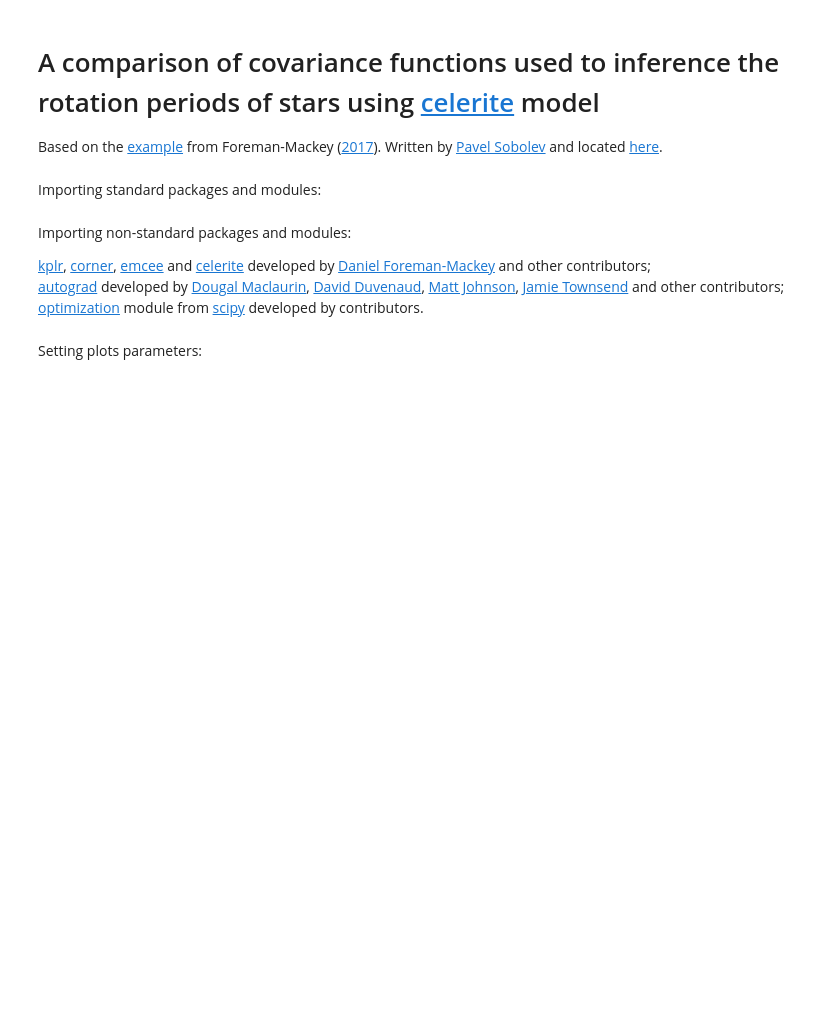
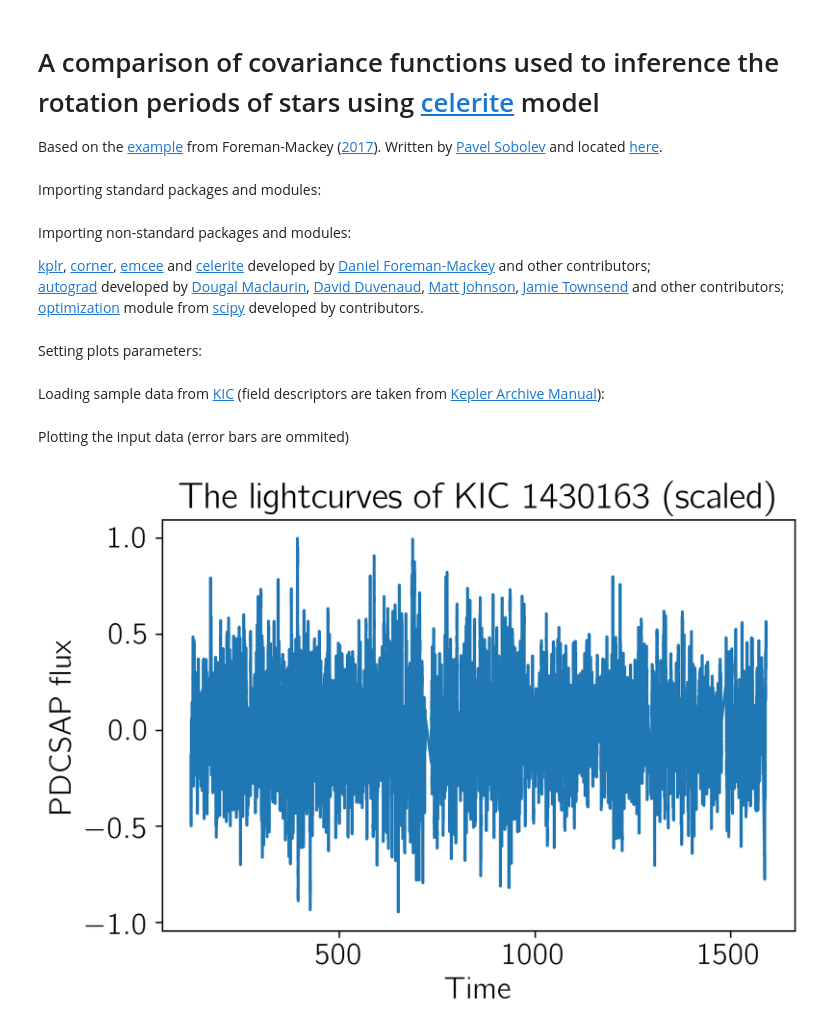
Before and after one commit to paveloom-c/C2, a Jupyter notebook: python/comparison.ipynb, the cells around one changed output. Saved outputs shown, nothing was run; the diff lists cells and outputs as text; code cells hidden in the pictures; blank space fills up the shorter version.

Commit message:
> 'Loading data' cell is now reconstructed and described:
Also, 'plotting' cell is added.

```diff
--- a/python/comparison.ipynb
+++ b/python/comparison.ipynb
@@ -36,3 +36,5 @@ rcp["figure.dpi"]  = 300
 
 # Setting other plots settings
 plot_setup.setup(auto=False)
+# %% [markdown]
+Loading sample data from [KIC](https://archive.stsci.edu/kepler/kic.html) (field descriptors are taken from [Kepler Archive Manual](https://archive.stsci.edu/files/live/sites/mast/files/home/missions-and-data/kepler/_documents/archive_manual.pdf)):
@@ -38,0 +101,10 @@ plot_setup.setup(auto=False)
+# %% [markdown]
+Plotting the input data (error bars are ommited)
+# %%
+plt.plot(t, f) # Plotting the data
+plt.title("The lightcurves of KIC 1430163 (scaled)") # Setting a title
+plt.xlabel("Time") # Setting the x-axis label
+plt.ylabel("PDCSAP flux") # Setting the y-axis label
+plt.savefig("figures/input.png", bbox_inches = "tight") # Saving the figure
+# %% [output]
+[figure, added]
```
Also changed, not shown: parts of 1 cell of this notebook, 1 other file.
